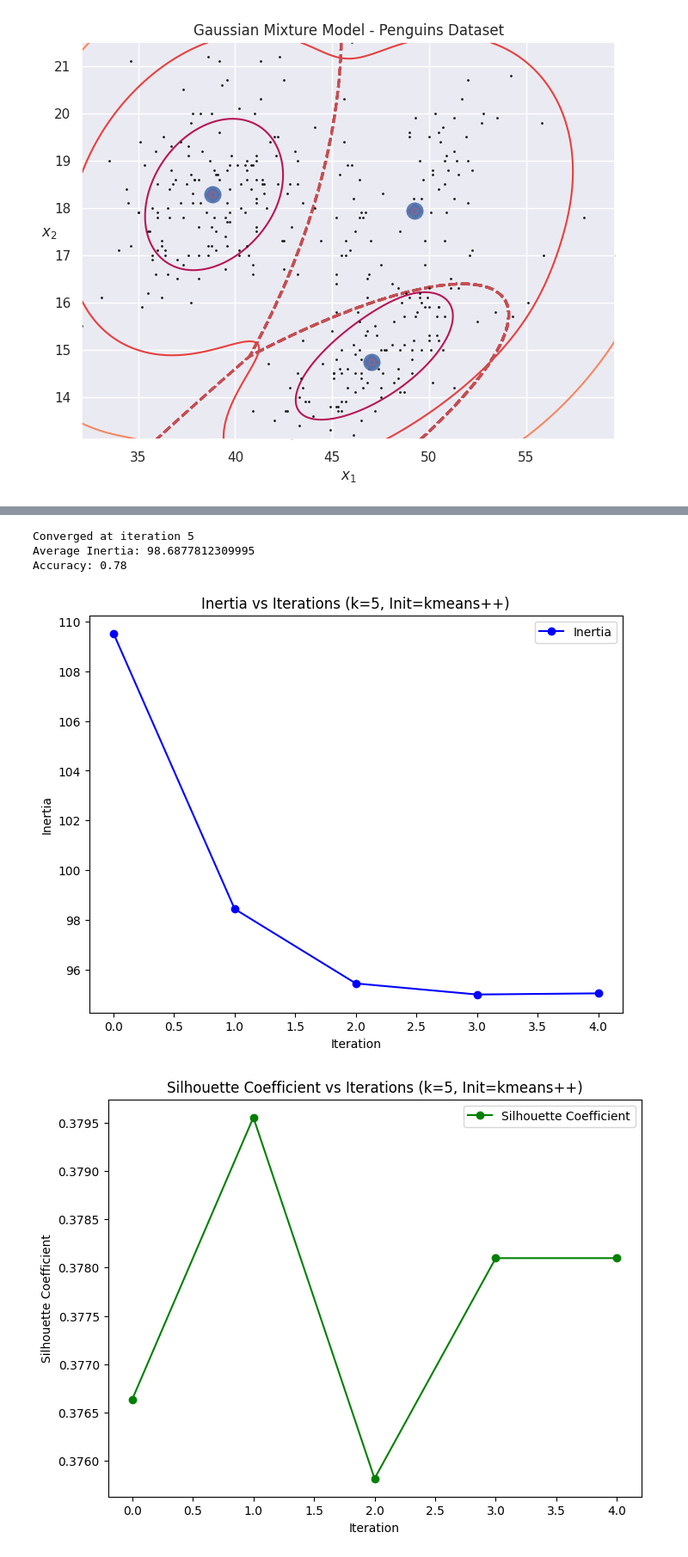
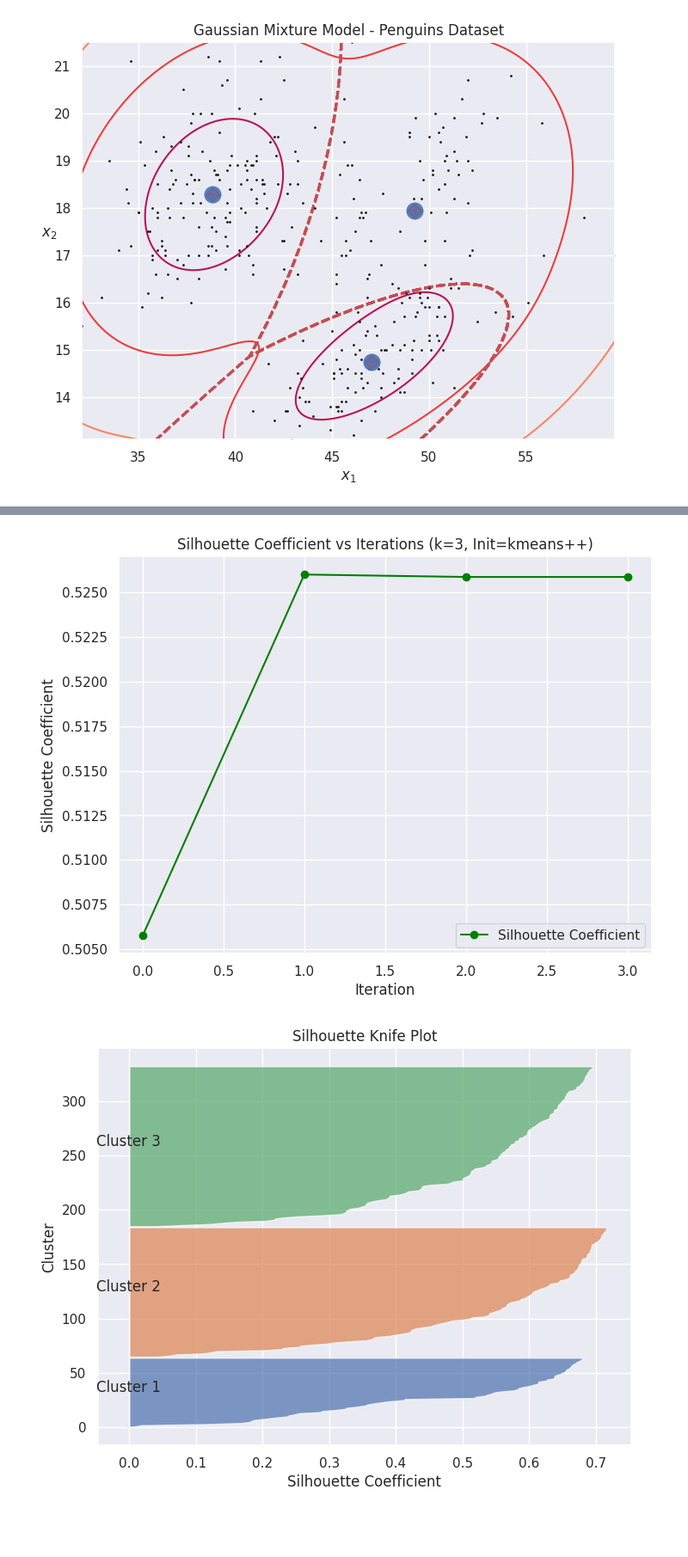
Before and after one commit to CamdenBert/CSCI290, a Jupyter notebook: GMM.ipynb, the cells around one changed output, grey strips where cells are left out. Shown: that part at 86% size. Drawn from its saved outputs; the diff is of its cells as text; code cells hidden in the pictures; blank space fills up the shorter version.

```diff
--- a/GMM.ipynb
+++ b/GMM.ipynb
@@ -377,5 +377,5 @@ def run_kmeans(dataset='iris', k=3, init_method='random'):
     print(f"Final Silhouette Score: {silhouette_scores[-1]}")
 
 # Run the program
-run_kmeans(dataset='iris', k=3, init_method='kmeans++')
+run_kmeans(dataset='penguins', k=3, init_method='kmeans++')
 # %% [output]
@@ -388,5 +391,2 @@ run_kmeans(dataset='iris', k=3, init_method='kmeans++')
-Converged at iteration 5
-Average Inertia: 98.6877812309995
-Accuracy: 0.78
-[figure, old version]
+[figure, new version]
-[figure, old version]
+[figure, new version]
```
Also changed, not shown: parts of 2 cells of this notebook.
